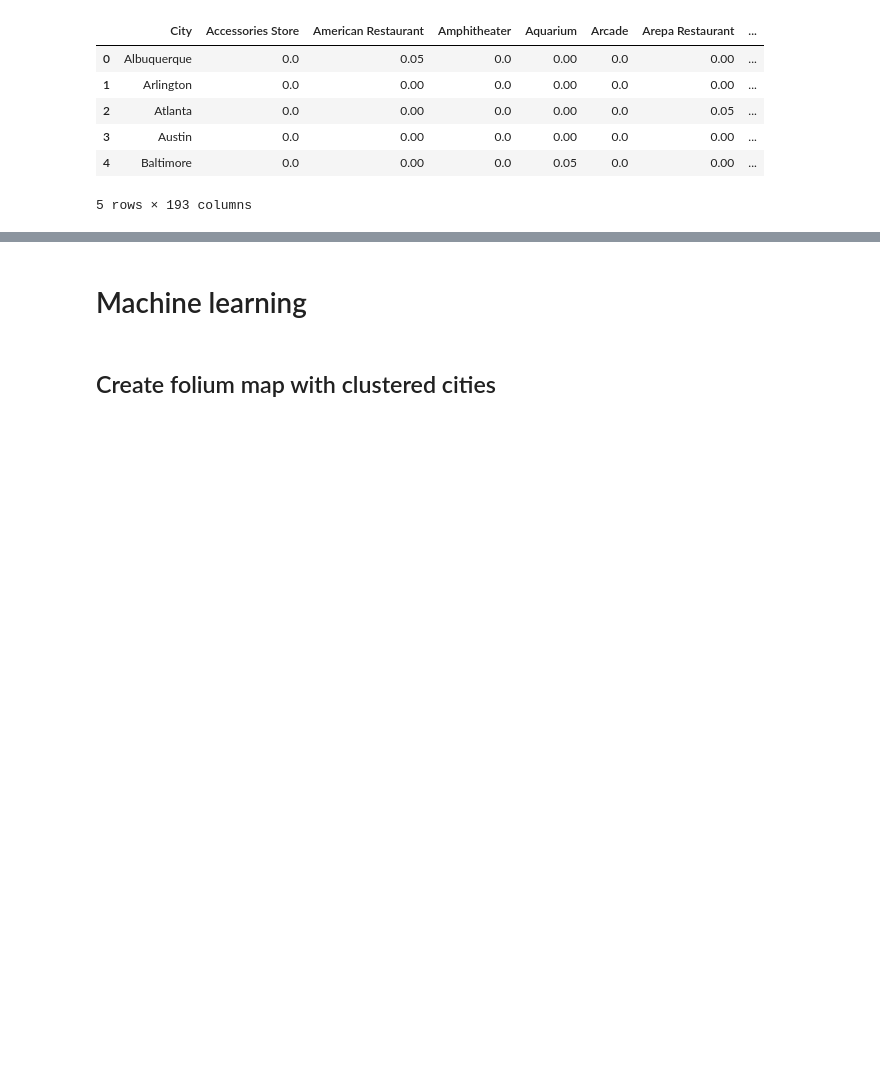
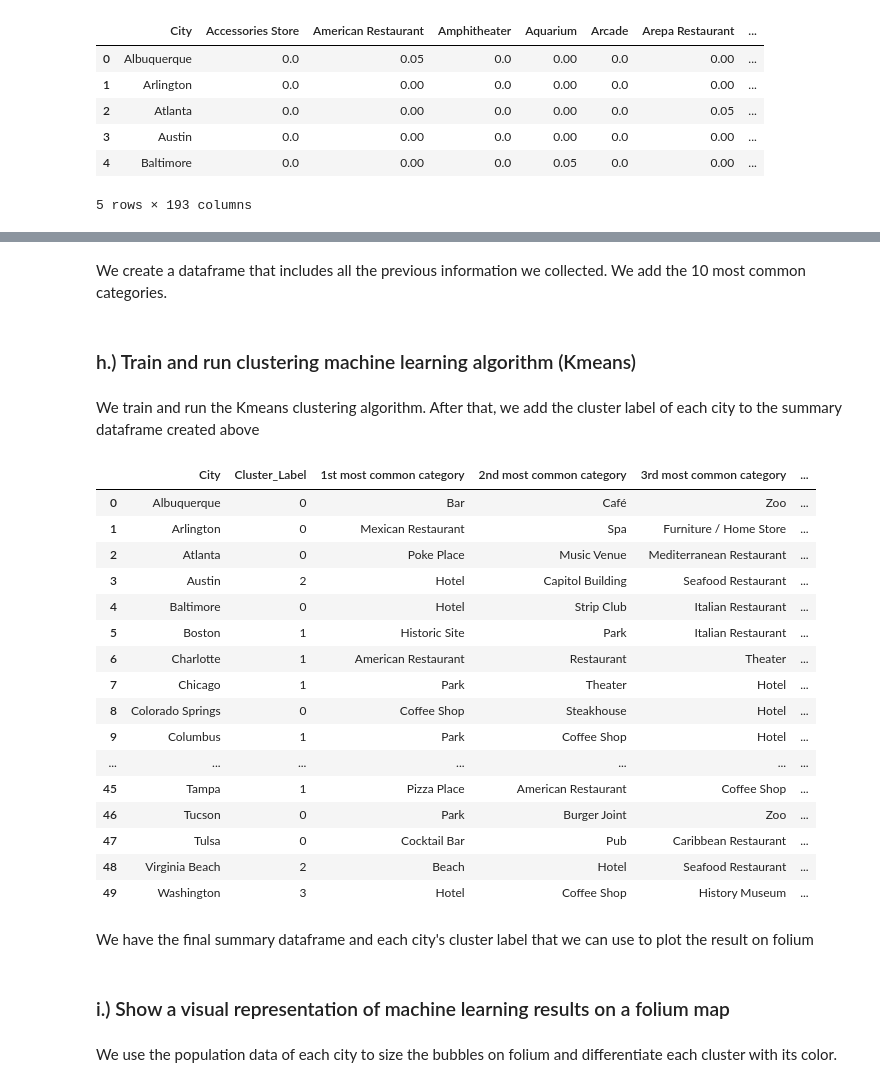
Before and after one commit to Sanka91/Coursera_Data_Analytics, a Jupyter notebook: New Coursera Capstone 4+5.ipynb, the cells around one changed output, grey strips where cells are left out. Saved outputs shown, nothing was run; the diff lists cells and outputs as text; code cells hidden in the pictures; blank space fills up the shorter version.

```diff
--- a/New Coursera Capstone 4+5.ipynb
+++ b/New Coursera Capstone 4+5.ipynb
@@ -205,3 +274,5 @@ global_grouped.head()
+# %% [markdown]
+We create a dataframe that includes all the previous information we collected. We add the 10 most common categories.
 # %%
 top_venue_categories = 10
 appendices = ["st", "nd", "rd"]
@@ -225,20 +296,45 @@ def sort_rows_by_frequency(row, top_values):
 # Populate dataframe
 for i in np.arange(global_grouped.shape[0]):
     summary_df.iloc[i, 1:] = sort_rows_by_frequency(global_grouped.iloc[i, 1:], top_venue_categories)
-# %% [markdown]
-# Machine learning
+# %% [markdown]
+### h.) Train and run clustering machine learning algorithm (Kmeans)
+# %% [markdown]
+We train and run the Kmeans clustering algorithm. After that, we add the cluster label of each city to the summary dataframe created above
 # %%
 cluster_df = global_grouped.drop("City", axis=1)
 num_clusters = 4
 
 #Train model
 kmeans = KMeans(n_clusters=num_clusters, random_state=0).fit(cluster_df)
 summary_df.insert(loc=1, column= "Cluster_Label", value=kmeans.labels_)
 
 # Join two dataframes for better overview
 summary_df = summary_df.join(df.set_index("City"), on="City")
+summary_df
+# %% [output]
+|  | City | Cluster_Label | 1st most common category | 2nd most common category | 3rd most common category | ... |
+| 0 | Albuquerque | 0 | Bar | Café | Zoo | ... |
+| 1 | Arlington | 0 | Mexican Restaurant | Spa | Furniture / Home Store | ... |
+| 2 | Atlanta | 0 | Poke Place | Music Venue | Mediterranean Restaurant | ... |
+| 3 | Austin | 2 | Hotel | Capitol Building | Seafood Restaurant | ... |
+| 4 | Baltimore | 0 | Hotel | Strip Club | Italian Restaurant | ... |
+| 5 | Boston | 1 | Historic Site | Park | Italian Restaurant | ... |
+| 6 | Charlotte | 1 | American Restaurant | Restaurant | Theater | ... |
+| 7 | Chicago | 1 | Park | Theater | Hotel | ... |
+| 8 | Colorado Springs | 0 | Coffee Shop | Steakhouse | Hotel | ... |
+| 9 | Columbus | 1 | Park | Coffee Shop | Hotel | ... |
+| ... | ... | ... | ... | ... | ... | ... |
+| 45 | Tampa | 1 | Pizza Place | American Restaurant | Coffee Shop | ... |
+| 46 | Tucson | 0 | Park | Burger Joint | Zoo | ... |
+| 47 | Tulsa | 0 | Cocktail Bar | Pub | Caribbean Restaurant | ... |
+| 48 | Virginia Beach | 2 | Beach | Hotel | Seafood Restaurant | ... |
+| 49 | Washington | 3 | Hotel | Coffee Shop | History Museum | ... |
-# %% [markdown]
-## Create folium map with clustered cities
+# %% [markdown]
+We have the final summary dataframe and each city's cluster label that we can use to plot the result on folium
+# %% [markdown]
+### i.) Show a visual representation of machine learning results on a folium map
+# %% [markdown]
+We use the population data of each city to size the bubbles on folium and differentiate each cluster with its color.
 # %%
 # Create random colors from jet colormap
 colors_array = cm.jet((np.linspace(0, 1, num_clusters)))
```
Also changed, not shown: parts of 33 cells of this notebook.
